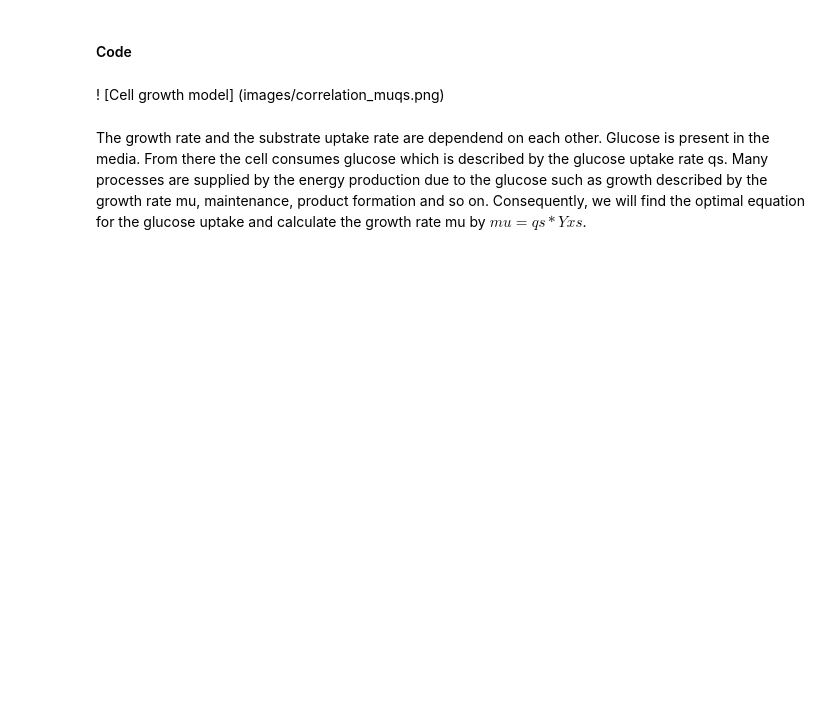
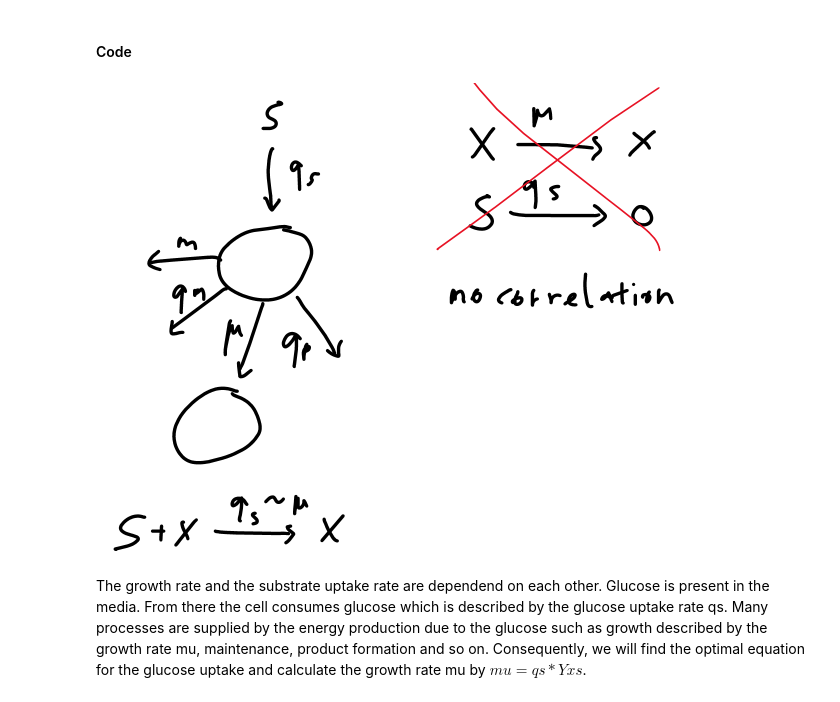
Before and after one commit to boripf/hybrid-model-corynebacterium, a Jupyter notebook: C_opti.ipynb, the cells around one changed output. Saved outputs shown, nothing was run; the diff lists cells and outputs as text; code cells hidden in the pictures; blank space fills up the shorter version.

```diff
--- a/C_opti.ipynb
+++ b/C_opti.ipynb
@@ -22,8 +23,10 @@ substrate_exp = df_exp['Glucose [g/L]']
 # Load parameters from YAML file
 with open('config/parameters.yml', 'r') as file:
     param = yaml.safe_load(file)
-# %% [markdown]
-! [Cell growth model] (images/correlation_muqs.png)
+# %%
+display(Image(filename='images\correlation_muqs.png'))
+# %% [output]
+[figure, added]
 # %% [markdown]
 The growth rate and the substrate uptake rate are dependend on each other. Glucose is present in the media. From there the cell consumes glucose which is described by the glucose uptake rate qs. Many processes are supplied by the energy production due to the glucose such as growth described by the growth rate mu, maintenance, product formation and so on. Consequently, we will find the optimal equation for the glucose uptake and calculate the growth rate mu by $mu = qs * Yxs$.
 # %% [markdown]
```
Also changed, not shown: parts of 3 cells of this notebook, 3 other files.
